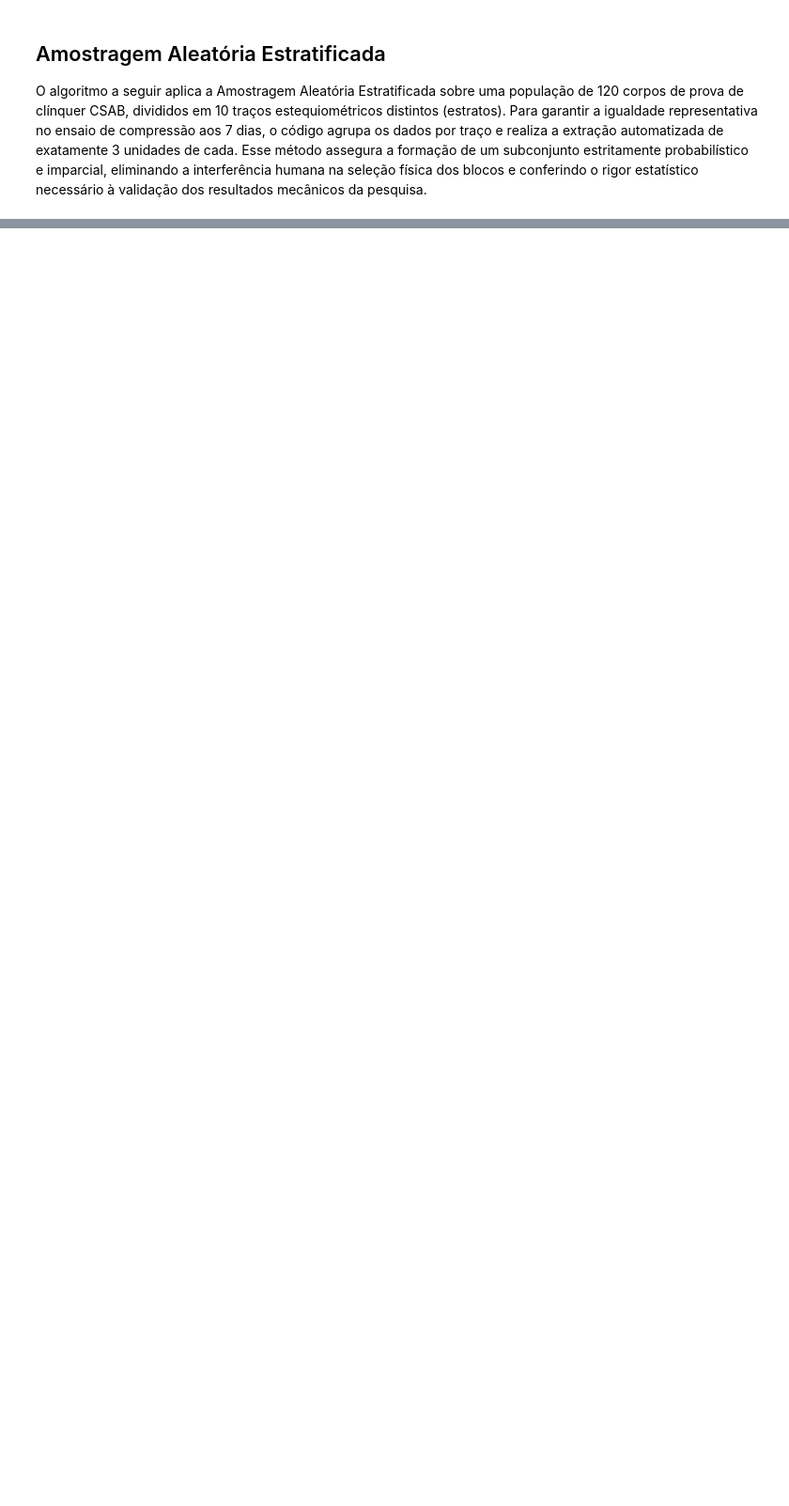
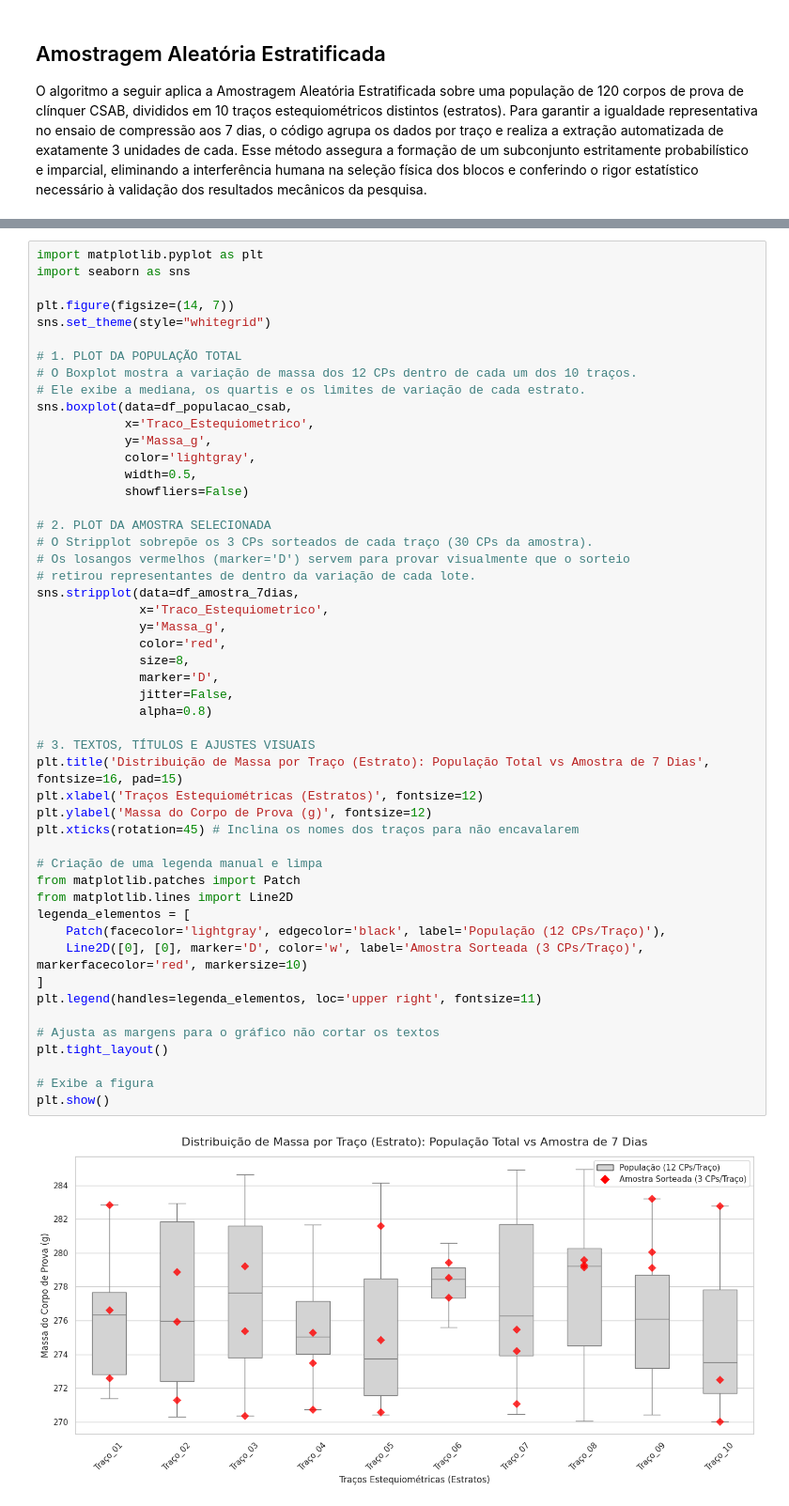
Before and after one commit to jorgecedraz/PPEC0039---ESTATISTICA, a Jupyter notebook: AMOSTRAGEM.ipynb, the cells around one changed output, grey strips where cells are left out. Shown at 94% size. Cells and saved outputs as stored; diff of their text form; blank space fills up the shorter version.

```diff
--- a/AMOSTRAGEM.ipynb
+++ b/AMOSTRAGEM.ipynb
@@ -173 +169,53 @@ Name: count, dtype: int64
+# %%
+import matplotlib.pyplot as plt
+import seaborn as sns
+
+plt.figure(figsize=(14, 7))
+sns.set_theme(style="whitegrid")
+
+# 1. PLOT DA POPULAÇÃO TOTAL
+# O Boxplot mostra a variação de massa dos 12 CPs dentro de cada um dos 10 traços.
+# Ele exibe a mediana, os quartis e os limites de variação de cada estrato.
+sns.boxplot(data=df_populacao_csab,
+            x='Traco_Estequiometrico',
+            y='Massa_g',
+            color='lightgray',
+            width=0.5,
+            showfliers=False)
+
+# 2. PLOT DA AMOSTRA SELECIONADA
+# O Stripplot sobrepõe os 3 CPs sorteados de cada traço (30 CPs da amostra).
+# Os losangos vermelhos (marker='D') servem para provar visualmente que o sorteio
+# retirou representantes de dentro da variação de cada lote.
+sns.stripplot(data=df_amostra_7dias,
+              x='Traco_Estequiometrico',
+              y='Massa_g',
+              color='red',
+              size=8,
+              marker='D',
+              jitter=False,
+              alpha=0.8)
+
+# 3. TEXTOS, TÍTULOS E AJUSTES VISUAIS
+plt.title('Distribuição de Massa por Traço (Estrato): População Total vs Amostra de 7 Dias', fontsize=16, pad=15)
+plt.xlabel('Traços Estequiométricas (Estratos)', fontsize=12)
+plt.ylabel('Massa do Corpo de Prova (g)', fontsize=12)
+plt.xticks(rotation=45) # Inclina os nomes dos traços para não encavalarem
+
+# Criação de uma legenda manual e limpa
+from matplotlib.patches import Patch
+from matplotlib.lines import Line2D
+legenda_elementos = [
+    Patch(facecolor='lightgray', edgecolor='black', label='População (12 CPs/Traço)'),
+    Line2D([0], [0], marker='D', color='w', label='Amostra Sorteada (3 CPs/Traço)', markerfacecolor='red', markersize=10)
+]
+plt.legend(handles=legenda_elementos, loc='upper right', fontsize=11)
+
+# Ajusta as margens para o gráfico não cortar os textos
+plt.tight_layout()
+
+# Exibe a figura
+plt.show()
+# %% [output]
+[figure, added]
 # %% [markdown]
```
Also changed, not shown: parts of 14 cells of this notebook.
